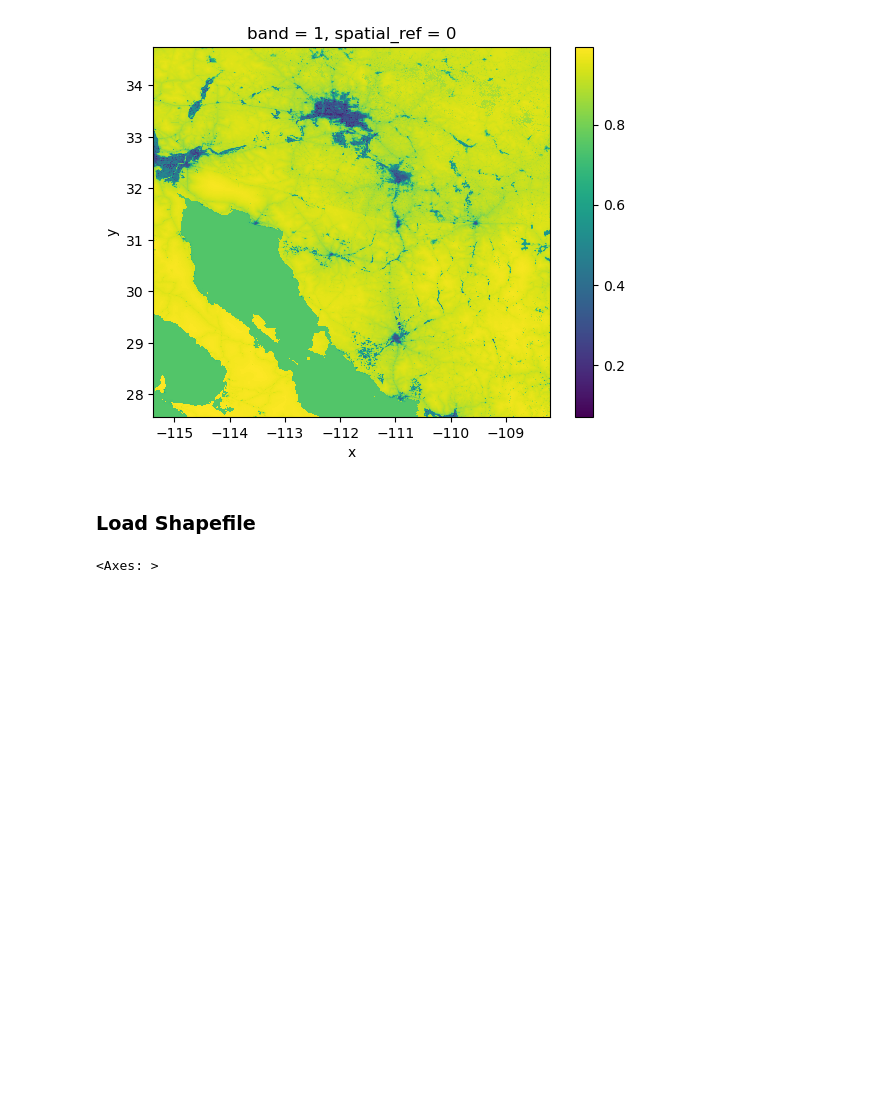
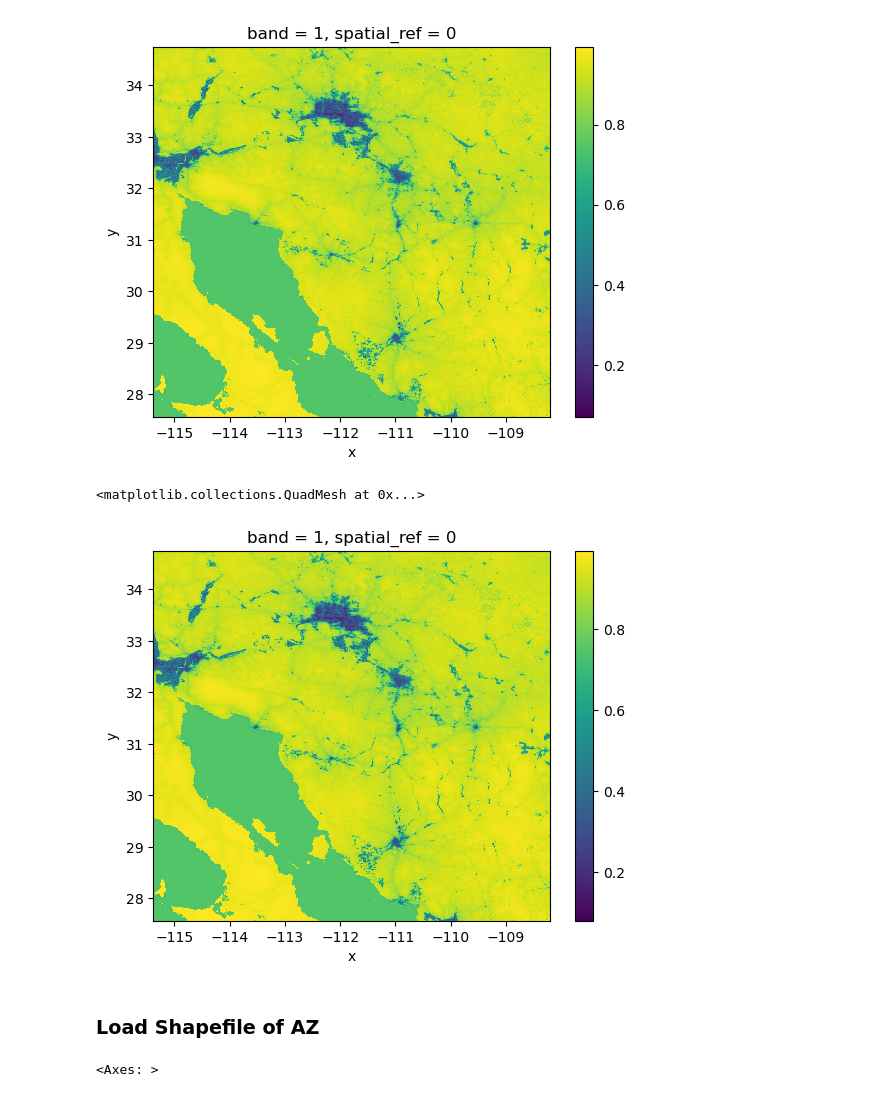
Before and after one commit to saingersoll/BII-Phoenix, a Jupyter notebook: BII-Phoenix.ipynb, the cells around one changed output. Saved outputs shown, nothing was run; the diff lists cells and outputs as text; code cells hidden in the pictures; blank space fills up the shorter version.

```diff
--- a/BII-Phoenix.ipynb
+++ b/BII-Phoenix.ipynb
@@ -141,8 +141,14 @@ BII_2017_data.plot()
 # %% [output]
 <matplotlib.collections.QuadMesh at 0x...>
 [figure]
+# %%
+# quick visualization
+BII_2020_data.plot()
+# %% [output]
+<matplotlib.collections.QuadMesh at 0x...>
+[figure, added]
 # %% [markdown]
-### Load Shapefile
+### Load Shapefile of AZ
 # %%
 # reading in .shp data using geopandas
 arizona = gpd.read_file(os.path.join(os.getcwd(), 'tl_2022_04_cousub.shp'))
```
Also changed, not shown: parts of 5 cells of this notebook.
